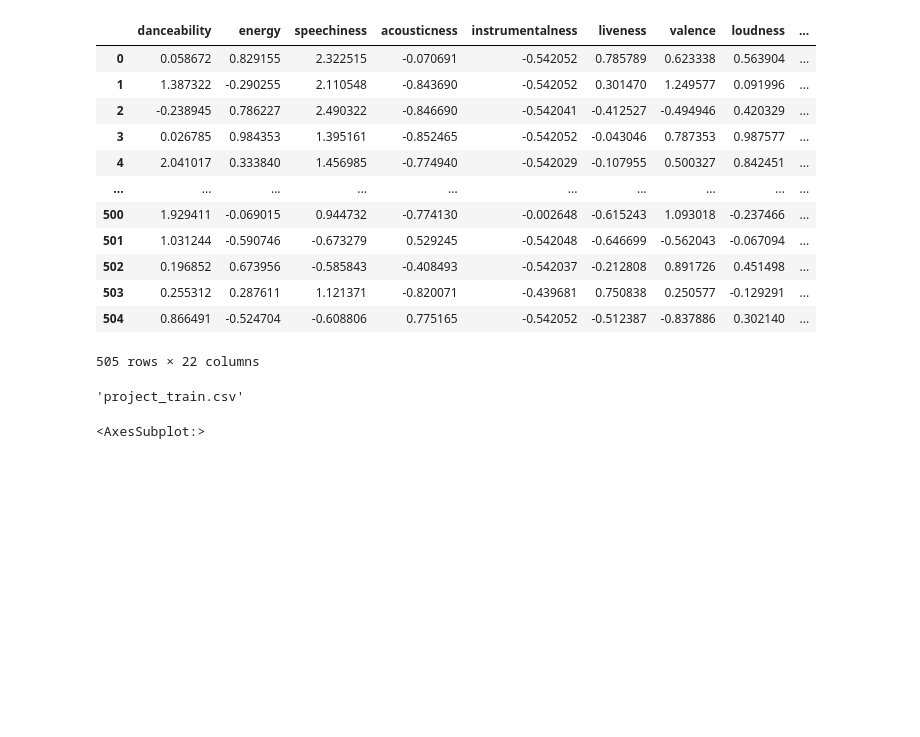
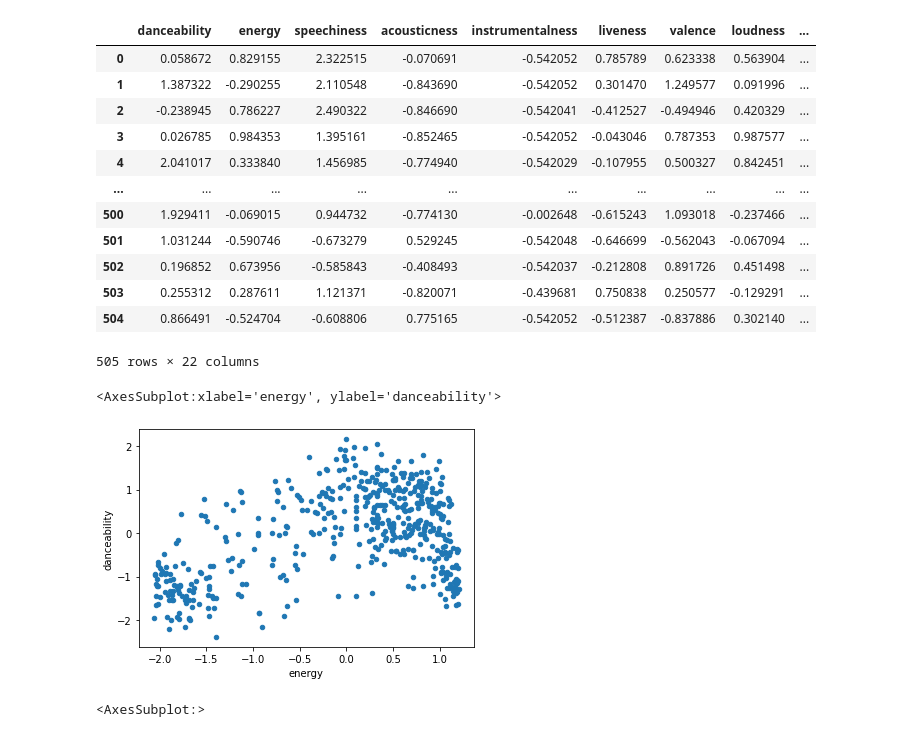
Before and after one commit to sergi-andreu/MMSL, a Jupyter notebook: Project.ipynb, the cells around one changed output. Cells and saved outputs as stored; diff of their text form; code cells hidden in the pictures; blank space fills up the shorter version.

```diff
--- a/Project.ipynb
+++ b/Project.ipynb
@@ -46,9 +46,10 @@ data.df
 | 504 | 0.866491 | -0.524704 | -0.608806 | 0.775165 | -0.542052 | -0.512387 | -0.837886 | 0.302140 | ... |
 505 rows × 22 columns
 # %%
-str(data)
+data.df.plot(kind='scatter', x = 'energy', y = 'danceability')
 # %% [output]
-'project_train.csv'
+<AxesSubplot:xlabel='energy', ylabel='danceability'>
+[figure, added]
 # %%
 data.df["loudness"].hist()
 # %% [output]
```
Also changed, not shown: 4 other files.
